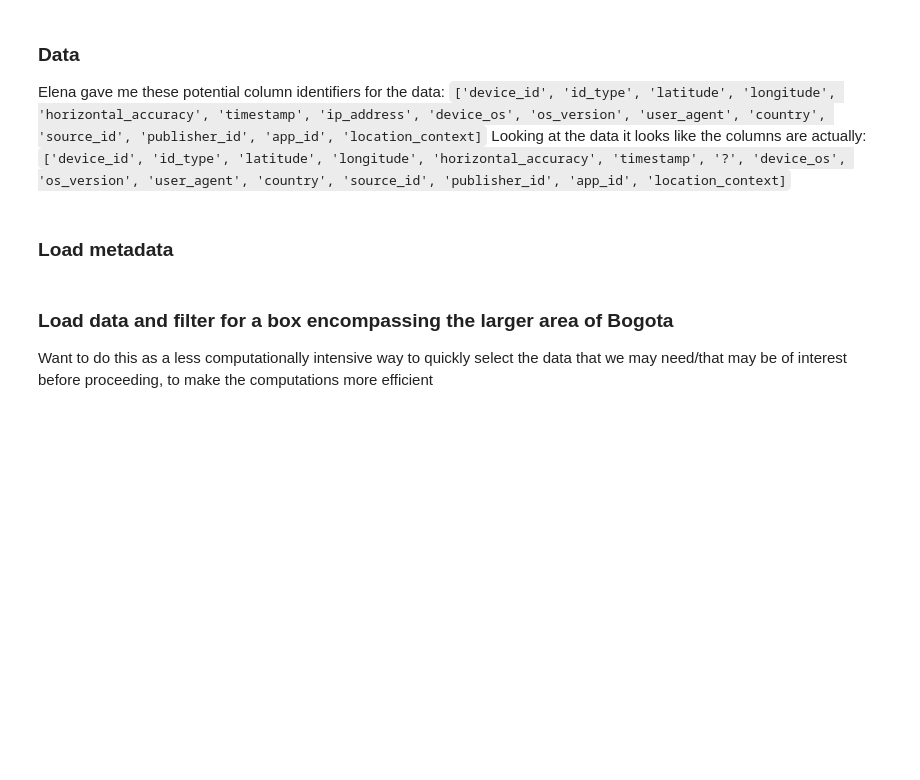
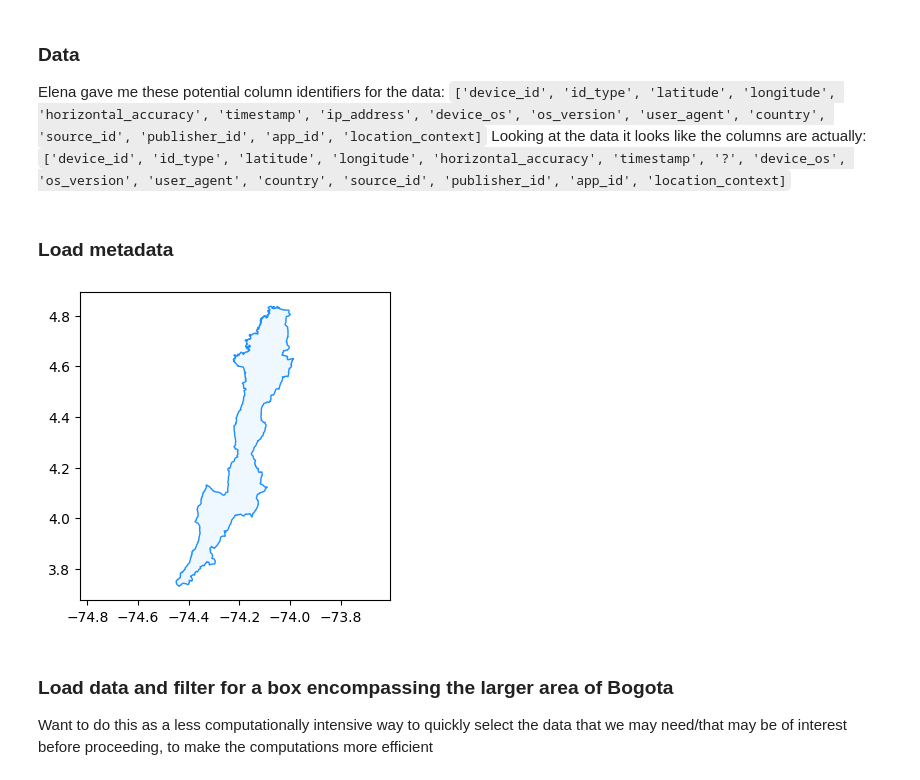
Before and after one commit to spur-eth/mobile_data_colombia, a Jupyter notebook: code/qual_checks_filter.ipynb, the cells around one changed output. Drawn from its saved outputs; the diff is of its cells as text; code cells hidden in the pictures; blank space fills up the shorter version.

```diff
--- a/code/qual_checks_filter.ipynb
+++ b/code/qual_checks_filter.ipynb
@@ -67,23 +72,25 @@ Looking at the data it looks like the columns are actually:
 # %% [markdown]
 ### Load metadata
 # %%
-meta_folder = "./metadata/"
-bogota_geo = meta_folder + "poligonos-localidades.shp"
+meta_folder = f'{data_dir}metadata/'
+bogota_geo = f'{meta_folder}poligonos-localidades.shp'
 
 
 # read in the shapefile with the geolocation data for Bogota
 zats=gpd.read_file(bogota_geo)
 
 
 # get the first boundary component as a Polygon object to map Bogota
 boundary_bgta = Polygon(list(zats.geometry.unary_union.boundary.geoms)[0].coords)
 x, y = boundary_bgta.exterior.xy
 
 plt.figure(figsize=(4, 4))
 plt.plot(x, y, color='dodgerblue', linewidth=1)
 plt.fill(x, y, color='aliceblue')
 plt.axis('equal')
 plt.show()
+# %% [output]
+[figure, added]
 # %% [markdown]
 ### Load data and filter for a box encompassing the larger area of Bogota
 
```
Also changed, not shown: parts of 44 cells of this notebook.
